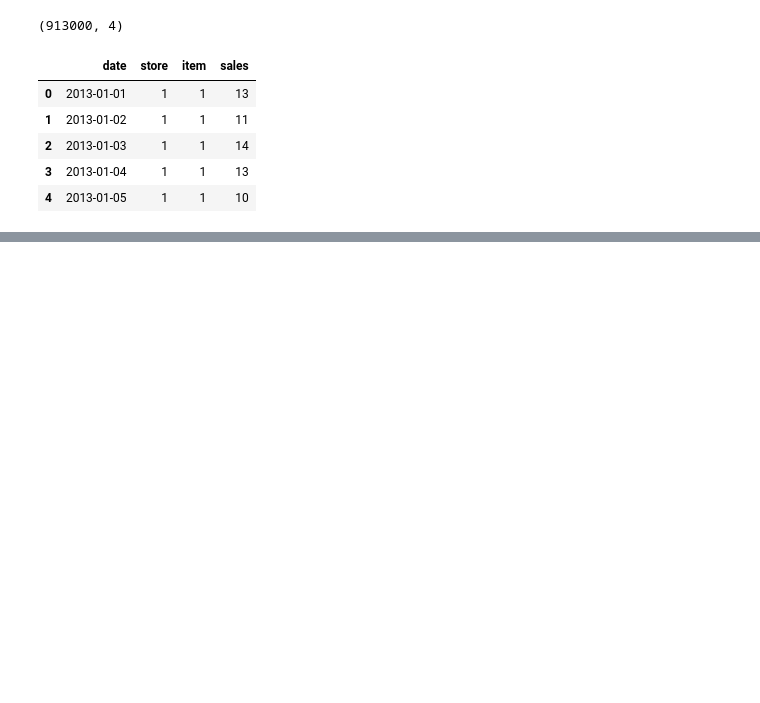
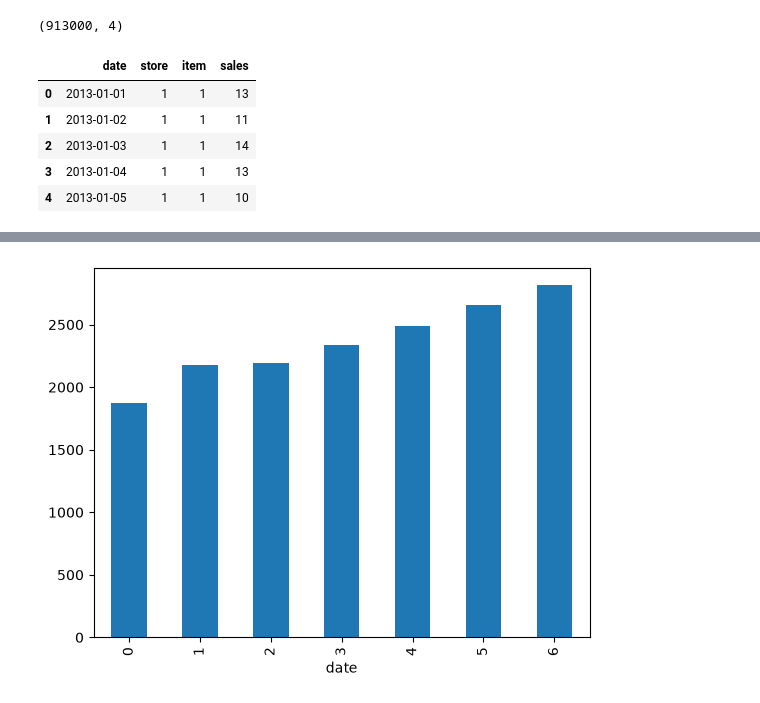
Before and after one commit to anwesskumar-source/sales-forecasting, a Jupyter notebook: forecasting.ipynb, the cells around one changed output, grey strips where cells are left out. Drawn from its saved outputs; the diff is of its cells as text; code cells hidden in the pictures; blank space fills up the shorter version.

```diff
--- a/forecasting.ipynb
+++ b/forecasting.ipynb
@@ -15,0 +33,5 @@ df.head()
+# %%
+s.groupby(s.index.dayofweek).mean().plot(kind="bar")
+plt.show()
+# %% [output]
+[figure, added]
```
Also changed, not shown: parts of 20 cells of this notebook.
